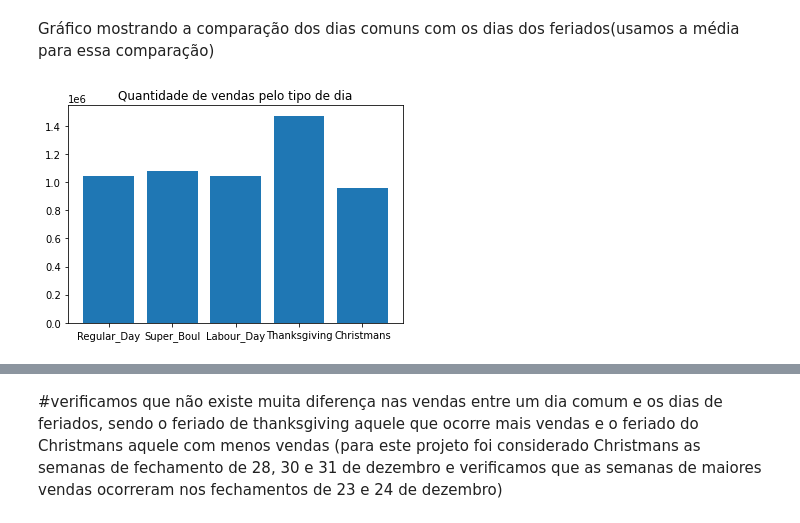
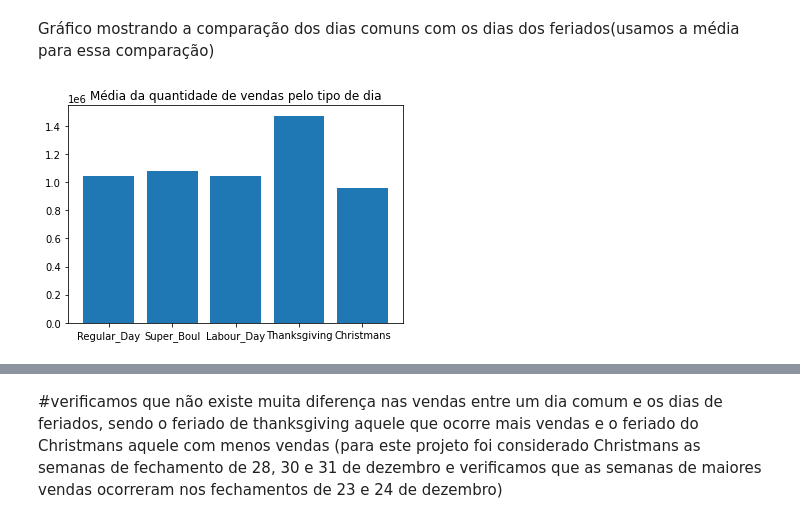
Before and after one commit to GingerLeh/deliverable-2, a Jupyter notebook: Deliverable2_grupo21_dex04.ipynb, the cells around one changed output, grey strips where cells are left out. Saved outputs shown, nothing was run; the diff lists cells and outputs as text; code cells hidden in the pictures.

```diff
--- a/Deliverable2_grupo21_dex04.ipynb
+++ b/Deliverable2_grupo21_dex04.ipynb
@@ -326,13 +336,13 @@ Gráfico mostrando a comparação dos dias comuns com os dias dos feriados(usamo
 # %%
 day_type = ['Regular_Day','Super_Boul','Labour_Day','Thanksgiving','Christmans']
 total_sales = [df[df['Holiday_Type']=='Regular_Day']['Weekly_Sales'].mean(),
                df[df['Holiday_Type']=='Super_Boul']['Weekly_Sales'].mean(),
                df[df['Holiday_Type']=='Labour_Day']['Weekly_Sales'].mean(),
                df[df['Holiday_Type']=='Thanksgiving']['Weekly_Sales'].mean(),
                df[df['Holiday_Type']=='Christmans']['Weekly_Sales'].mean()]
 
 plt.bar(day_type, total_sales)
-plt.title('Quantidade de vendas pelo tipo de dia')
+plt.title('Média da quantidade de vendas pelo tipo de dia')
 plt.show()
 # %% [output]
-[figure, old version]
+[figure, new version]
```
Also changed, not shown: parts of 20 cells of this notebook.
